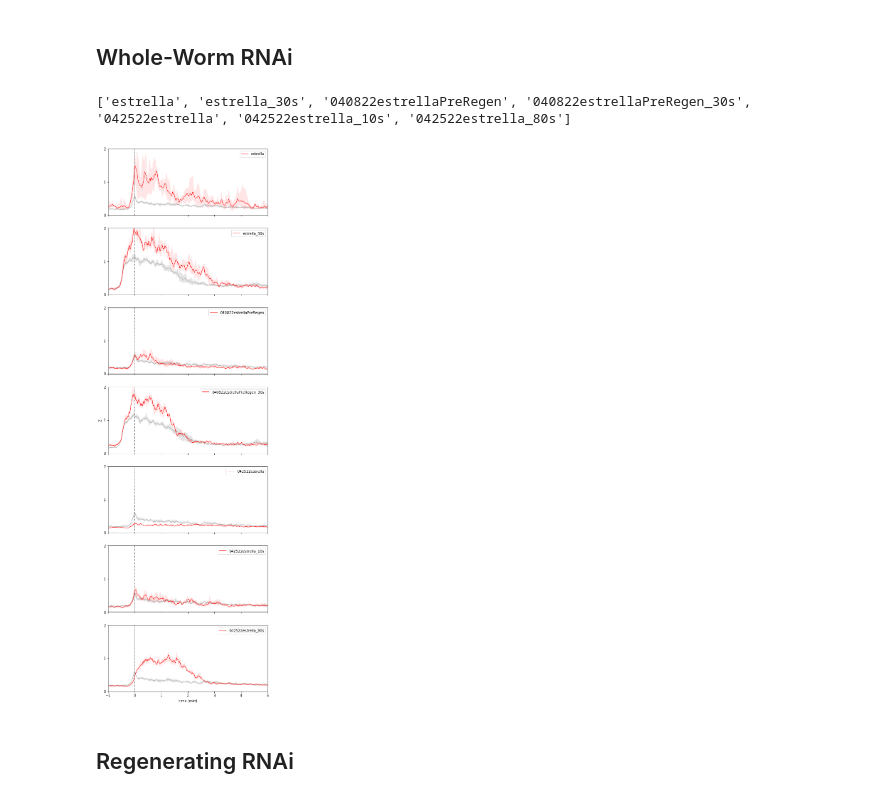
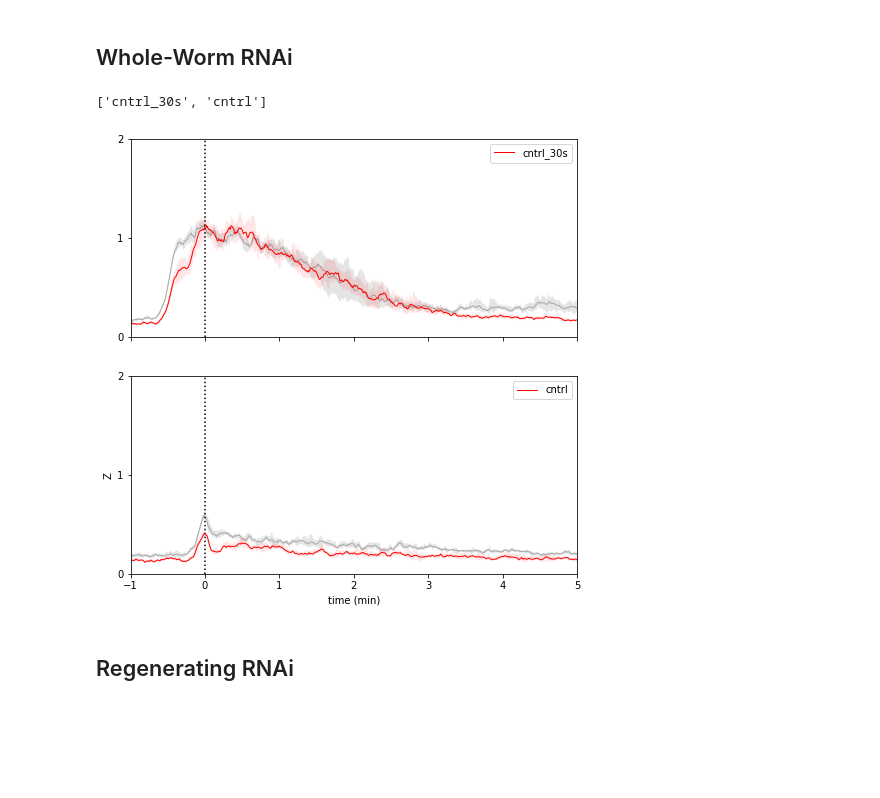
Before and after one commit to samuelbray32/behavior-lite, a Jupyter notebook: singlePulse.ipynb, the cells around one changed output. Cells and saved outputs as stored; diff of their text form; code cells hidden in the pictures; blank space fills up the shorter version.

Commit message:
update regeneration quantification

```diff
--- a/singlePulse.ipynb
+++ b/singlePulse.ipynb
@@ -21,15 +21,15 @@ _statistic_: what statistic to sample with the bootstrap (default is median)
 # %%
 n_boot = 1e1
 statistic=np.median
 #plot_subset
-interest = ['estrella']#['eaat','gat','gs']#['Cut','spot']#['pc2','chat','gad','tbh','nkx','tcf1']#['Biopsy','corpus']
+interest = ['cntrl']#'estrella+cali','estrella+if1','estrella+if1+cali']#['eaat','gat','gs']#['Cut','spot']#['pc2','chat','gad','tbh','nkx','tcf1']#['Biopsy','corpus']
 exclude = []
 fig,ax = rnai_response(interest,exclude,n_boot,statistic)
 for a in ax:
     a.set_xlim(-1,5)
 # %% [output]
-['estrella', 'estrella_30s', '040822estrellaPreRegen', '040822estrellaPreRegen_30s', '042522estrella', '042522estrella_10s', '042522estrella_80s']
+['cntrl_30s', 'cntrl']
-[figure, old version]
+[figure, new version]
 # %% [markdown]
 ## Regenerating RNAi
 # %%
```
Also changed, not shown: parts of 3 cells of this notebook, 1 other file.
